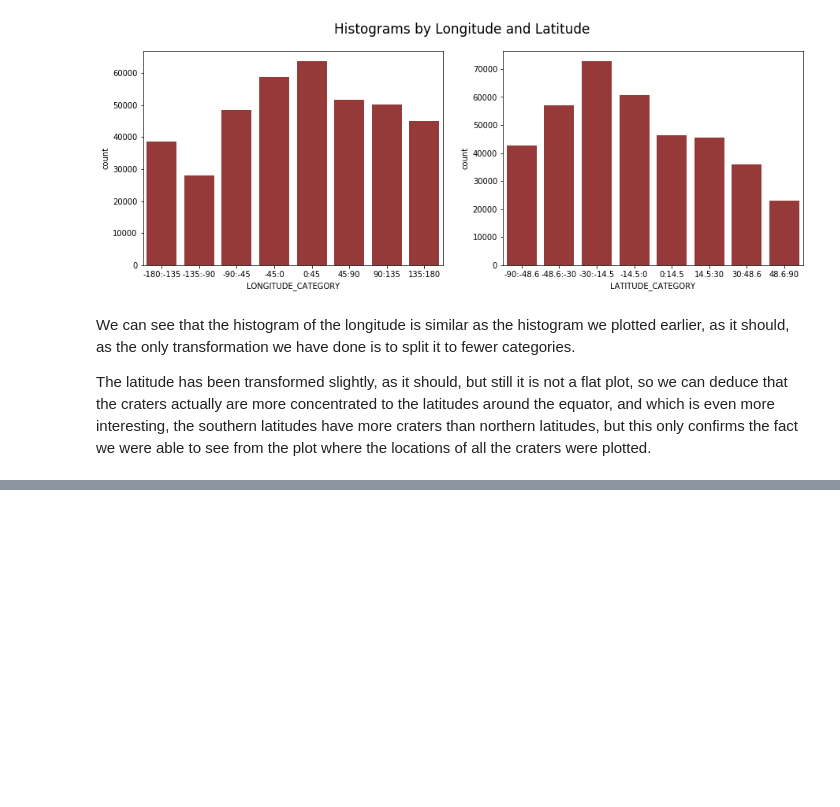
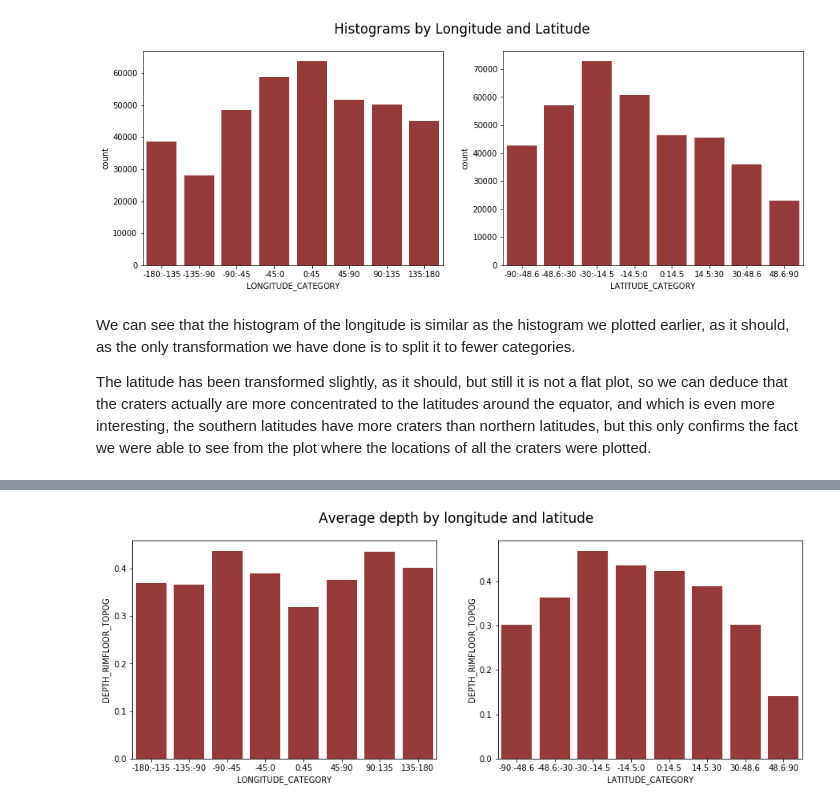
Before and after one commit to MariaanaT/MarsCraters, a Jupyter notebook: MarsCratersStudy.ipynb, the cells around one changed output, grey strips where cells are left out. Cells and saved outputs as stored; diff of their text form; code cells hidden in the pictures; blank space fills up the shorter version.

```diff
--- a/MarsCratersStudy.ipynb
+++ b/MarsCratersStudy.ipynb
@@ -64,12 +55,0 @@ New column; has crater given a name
-# %%
-def isCaterNamed(row):
-    # no name given
-    #if np.isnan(row['CRATER_NAME']) :
-    if type(row['CRATER_NAME']) != str :
-      val = 0
-    else : # name is given
-      val = 1
-    return val
-
-#data_sub['IS_NAMED'] = data_sub.apply(lambda row: isCaterNamed(row),axis=1)
-data['IS_NAMED'] = data.apply(isCaterNamed, axis=1)
@@ -192,0 +292,11 @@ The latitude has been transformed slightly, as it should, but still it is not a
+# %%
+fig, axs = plt.subplots(1, 2, figsize=(15, 5))
+seaborn.catplot(x='LONGITUDE_CATEGORY', y='DEPTH_RIMFLOOR_TOPOG', data=data, kind="bar",
+                ci=None, color='brown', ax=axs[0])
+
+seaborn.catplot(x='LATITUDE_CATEGORY', y='DEPTH_RIMFLOOR_TOPOG', data=data, kind="bar",
+                ci=None, color='brown', ax=axs[1])
+fig.suptitle('Average depth by longitude and latitude', size=17)
+plt.close(2);plt.close(3); #remove extra axis from plot
+# %% [output]
+[figure, added]
```
Also changed, not shown: parts of 62 cells of this notebook.
